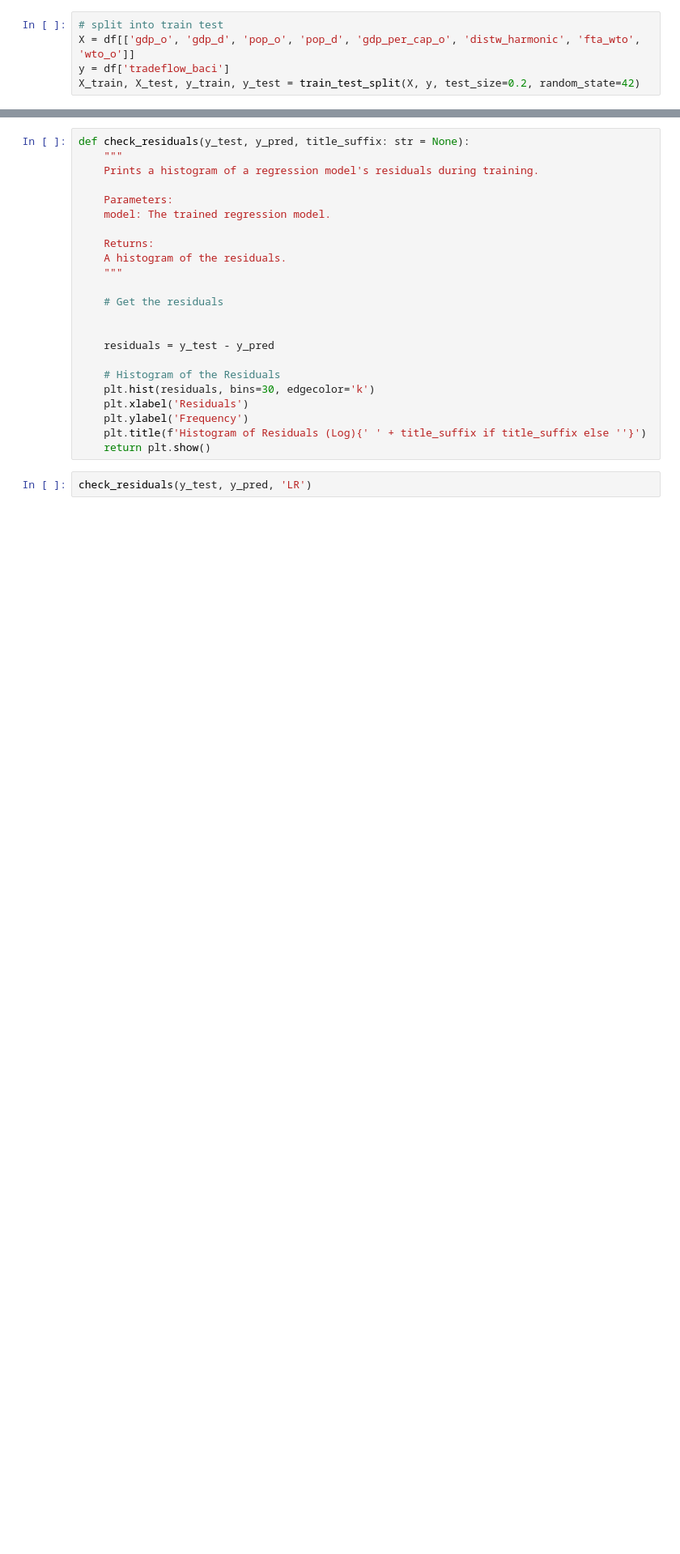
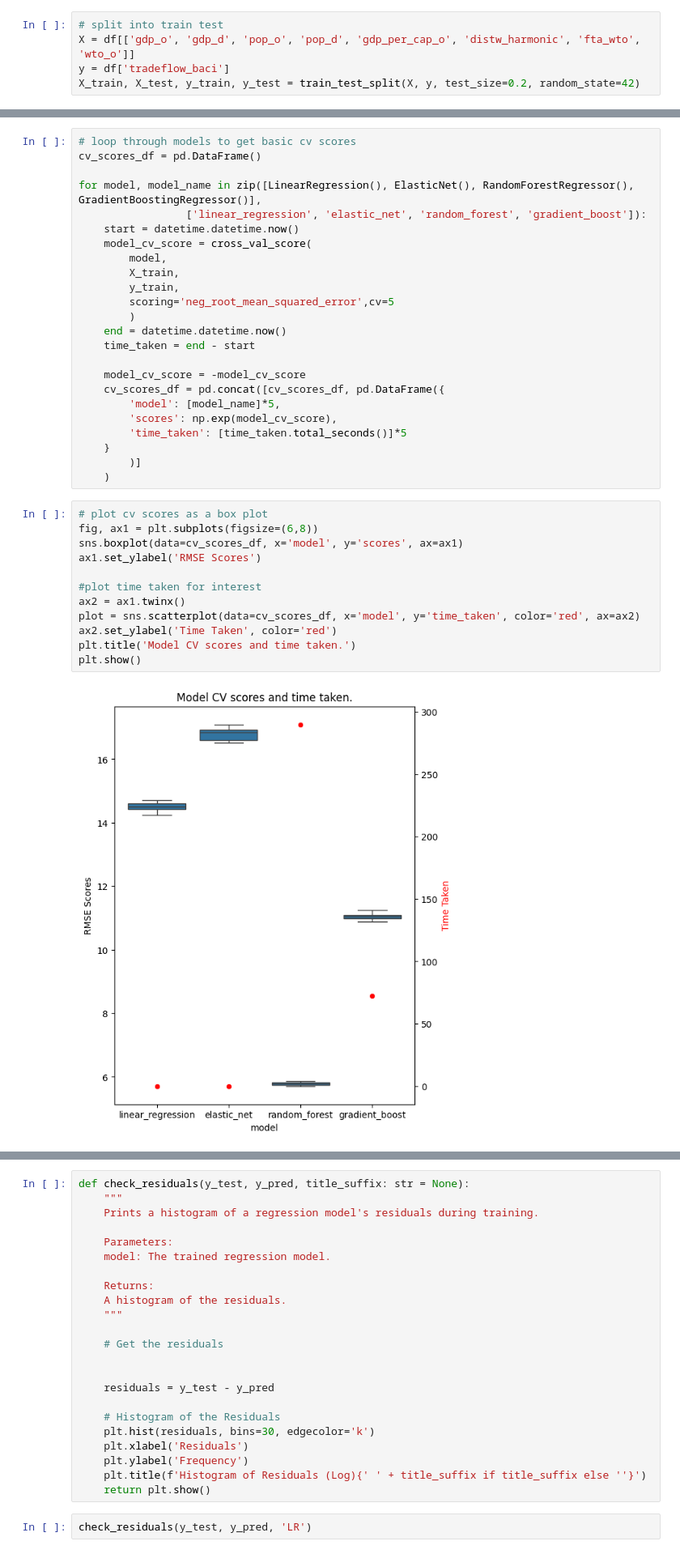
Before and after one commit to danielcoles1989/dc_accelerator, a Jupyter notebook: notebook_ml.ipynb, the cells around one changed output, grey strips where cells are left out. Shown at 81% size. Cells and saved outputs as stored; diff of their text form; blank space fills up the shorter version.

Commit message:
small changes and added ml base models

```diff
--- a/notebook_ml.ipynb
+++ b/notebook_ml.ipynb
@@ -91,0 +245,38 @@ results_rmse = []
+# %%
+# loop through models to get basic cv scores
+cv_scores_df = pd.DataFrame()
+
+for model, model_name in zip([LinearRegression(), ElasticNet(), RandomForestRegressor(), GradientBoostingRegressor()],
+                 ['linear_regression', 'elastic_net', 'random_forest', 'gradient_boost']):
+    start = datetime.datetime.now()
+    model_cv_score = cross_val_score(
+        model,
+        X_train,
+        y_train,
+        scoring='neg_root_mean_squared_error',cv=5
+        )
+    end = datetime.datetime.now()
+    time_taken = end - start
+
+    model_cv_score = -model_cv_score
+    cv_scores_df = pd.concat([cv_scores_df, pd.DataFrame({
+        'model': [model_name]*5,
+        'scores': np.exp(model_cv_score),
+        'time_taken': [time_taken.total_seconds()]*5
+    }
+        )]
+    )
+# %%
+# plot cv scores as a box plot
+fig, ax1 = plt.subplots(figsize=(6,8))
+sns.boxplot(data=cv_scores_df, x='model', y='scores', ax=ax1)
+ax1.set_ylabel('RMSE Scores')
+
+#plot time taken for interest
+ax2 = ax1.twinx()
+plot = sns.scatterplot(data=cv_scores_df, x='model', y='time_taken', color='red', ax=ax2)
+ax2.set_ylabel('Time Taken', color='red')
+plt.title('Model CV scores and time taken.')
+plt.show()
+# %% [output]
+[figure, added]
```
Also changed, not shown: parts of 16 cells of this notebook, 1 other file.
